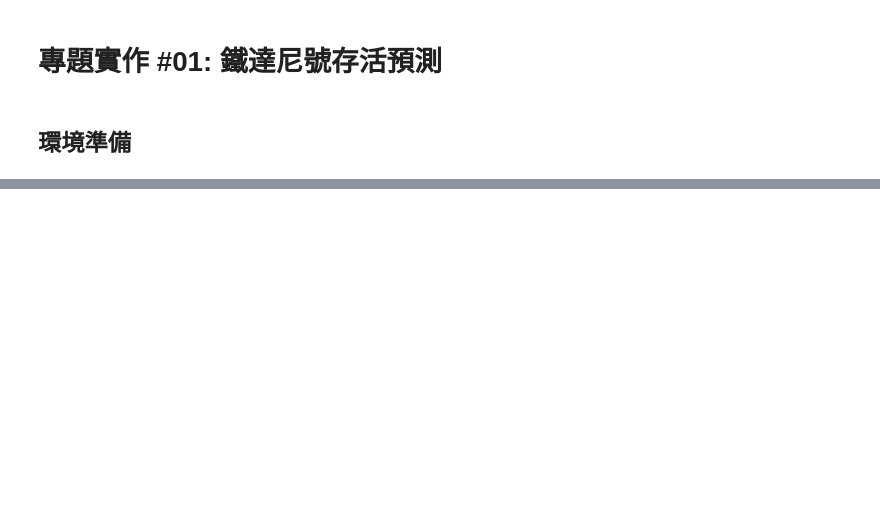
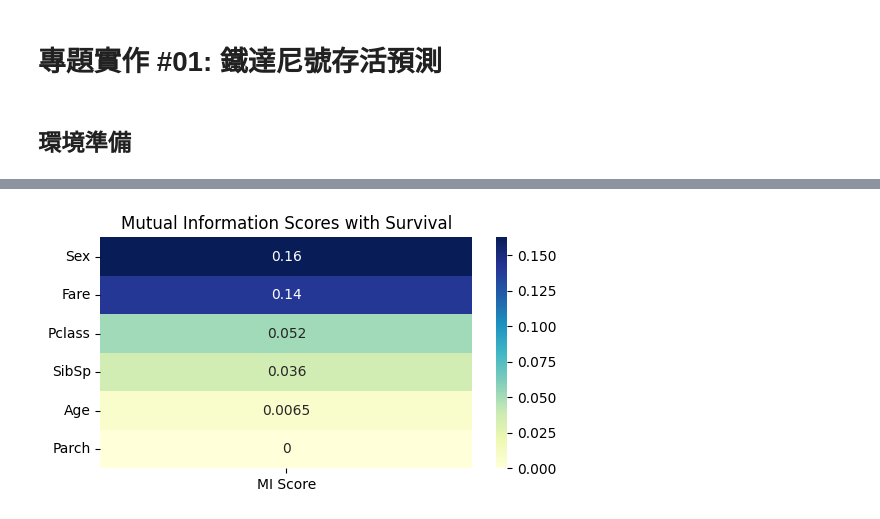
Before and after one commit to bomb1000/titanic-analysis, a Jupyter notebook: 專題實作_01_鐵達尼號生存預測.ipynb, the cells around one changed output, grey strips where cells are left out. Saved outputs shown, nothing was run; the diff lists cells and outputs as text; code cells hidden in the pictures; blank space fills up the shorter version.

```diff
--- a/專題實作_01_鐵達尼號生存預測.ipynb
+++ b/專題實作_01_鐵達尼號生存預測.ipynb
@@ -17,0 +67,23 @@ test
+# %%
+# Importing mutual_info_classif from sklearn to compute Mutual Information
+from sklearn.feature_selection import mutual_info_classif
+import numpy as np
+
+# Preparing numerical features and target
+X_numerical = df[numerical_features].copy()
+X_numerical.fillna(X_numerical.mean(), inplace=True) # Filling missing values with mean
+y = df["Survived"]
+
+# Calculating MI scores
+mi_scores = mutual_info_classif(X_numerical, y, random_state=42)
+
+# Creating a DataFrame for better visualization
+mi_scores_df = pd.DataFrame(mi_scores, index=numerical_features, columns=["MI Score"])
+
+# Plotting the heatmap
+plt.figure(figsize=(6, 3))
+sns.heatmap(mi_scores_df.sort_values(by="MI Score", ascending=False), annot=True, cmap="YlGnBu")
+plt.title("Mutual Information Scores with Survival")
+plt.show()
+# %% [output]
+[figure, added]
```
Also changed, not shown: parts of 9 cells of this notebook.
